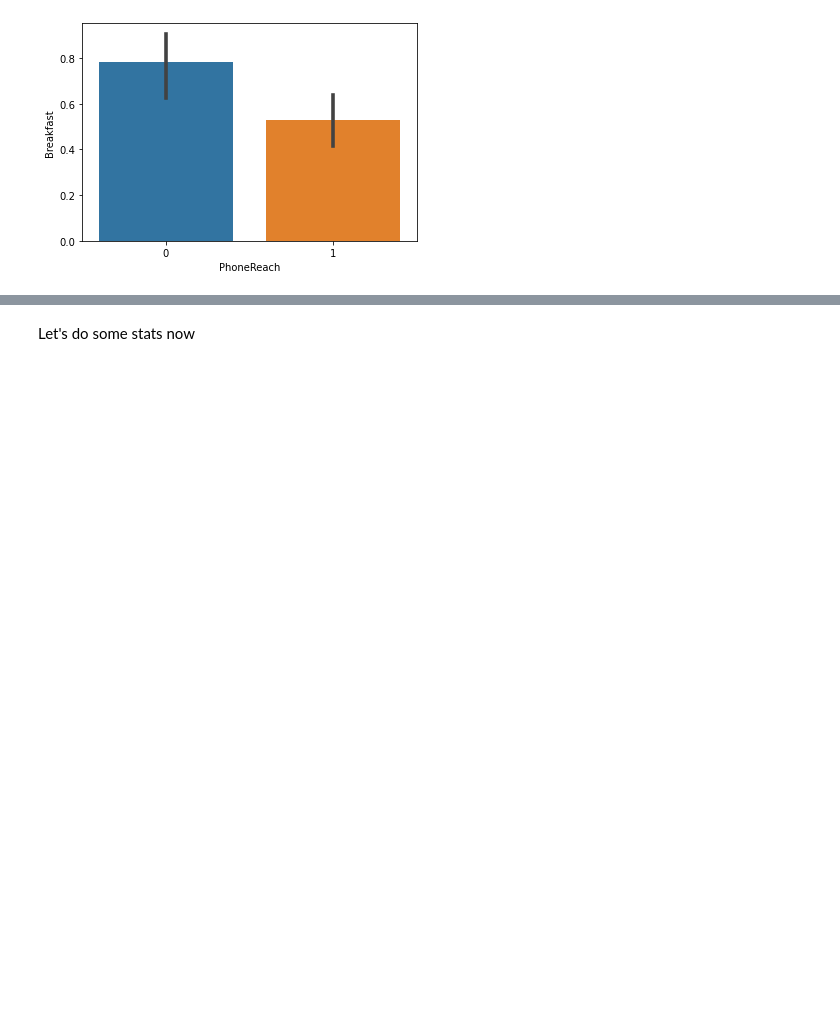
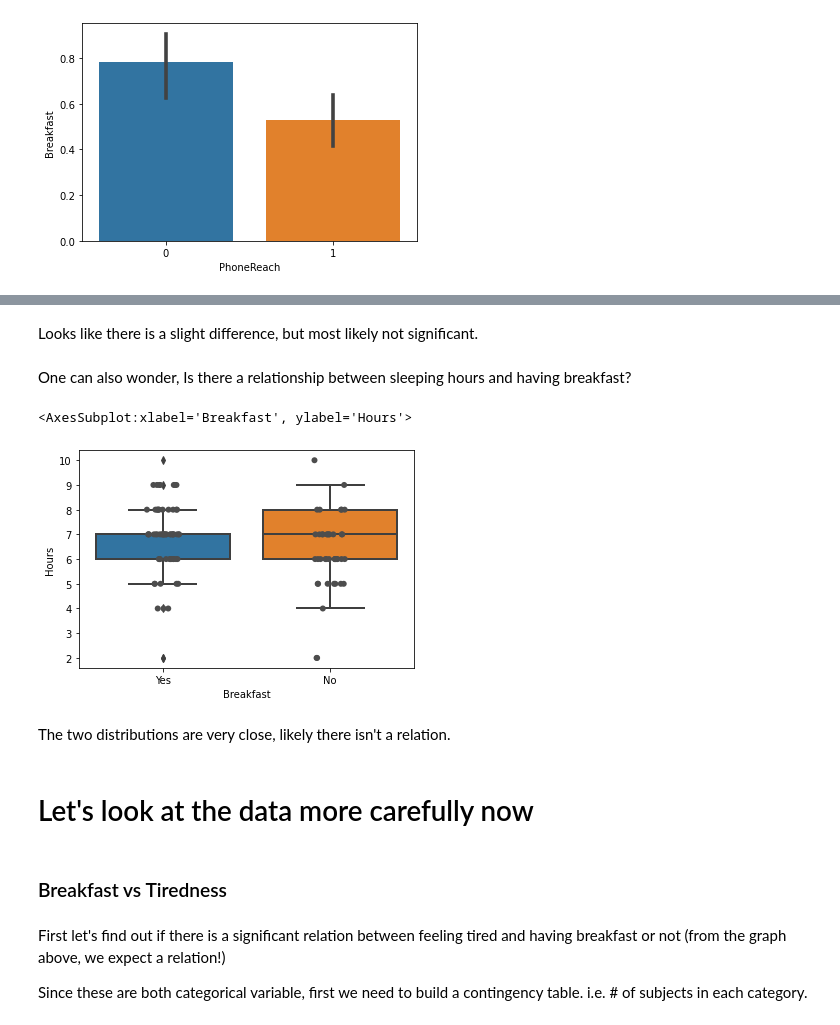
Before and after one commit to transpersonify/sleep_vs_tech, a Jupyter notebook: explore_data.ipynb, the cells around one changed output, grey strips where cells are left out. Saved outputs shown, nothing was run; the diff lists cells and outputs as text; code cells hidden in the pictures; blank space fills up the shorter version.

Commit message:
added stats, initial exploration complete

```diff
--- a/explore_data.ipynb
+++ b/explore_data.ipynb
@@ -139,4 +187,23 @@ So there is a correlation between Phone Reach and Having breakfast, there is als
+# %% [markdown]
+Looks like there is a slight difference, but most likely not significant.
+# %% [markdown]
+One can also wonder, Is there a relationship between sleeping hours and having breakfast?
+# %%
+sns.boxplot(x='Breakfast',y='Hours',data = pp_df)
+sns.stripplot(x="Breakfast", y="Hours", data=df,
+              size=6, color=".3", linewidth=0)
+# %% [output]
+<AxesSubplot:xlabel='Breakfast', ylabel='Hours'>
+[figure, added]
+# %% [markdown]
+The two distributions are very close, likely there isn't a relation.
 # %% [markdown]
-Let's do some stats now
+# Let's look at the data more carefully now
 # %%
 import scipy.stats as spstats
+# %% [markdown]
+### Breakfast vs Tiredness
+# %% [markdown]
+First let's find out if there is a significant relation between feeling tired and having breakfast or not (from the graph above, we expect a relation!)
+
+Since these are both categorical variable, first we need to build a contingency table. i.e. # of subjects in each category.
```
Also changed, not shown: parts of 48 cells of this notebook.
